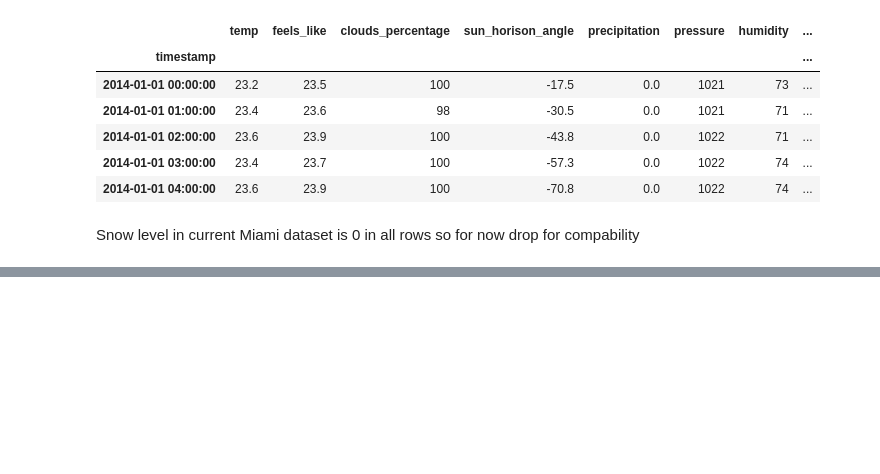
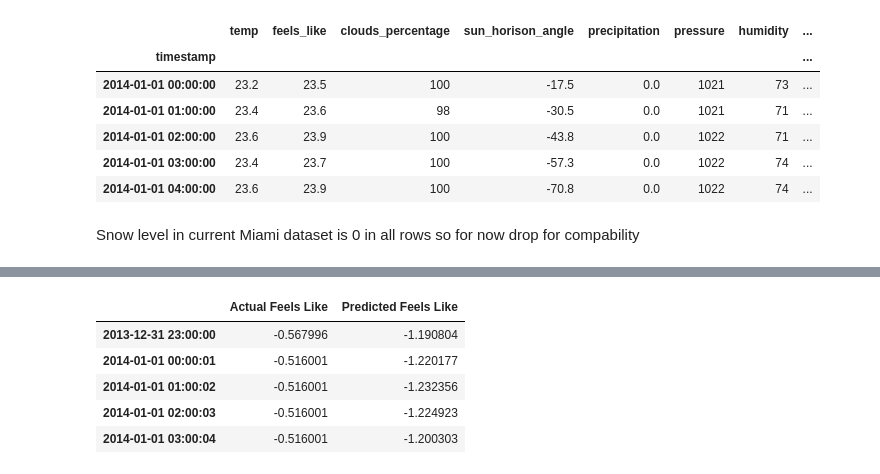
Before and after one commit to njnjfnj/Weather_Predictor, a Jupyter notebook: EDA/EDA.ipynb, the cells around one changed output, grey strips where cells are left out. Saved outputs shown, nothing was run; the diff lists cells and outputs as text; code cells hidden in the pictures; blank space fills up the shorter version.

```diff
--- a/EDA/EDA.ipynb
+++ b/EDA/EDA.ipynb
@@ -529 +497,10 @@ test_results
+# %%
+foracast.head(5)
+# %% [output]
+|  | Actual Feels Like | Predicted Feels Like |
+| 2013-12-31 23:00:00 | -0.567996 | -1.190804 |
+| 2014-01-01 00:00:01 | -0.516001 | -1.220177 |
+| 2014-01-01 01:00:02 | -0.516001 | -1.232356 |
+| 2014-01-01 02:00:03 | -0.516001 | -1.224923 |
+| 2014-01-01 03:00:04 | -0.516001 | -1.200303 |
 # %%
```
Also changed, not shown: parts of 36 cells of this notebook, 3 other files.
